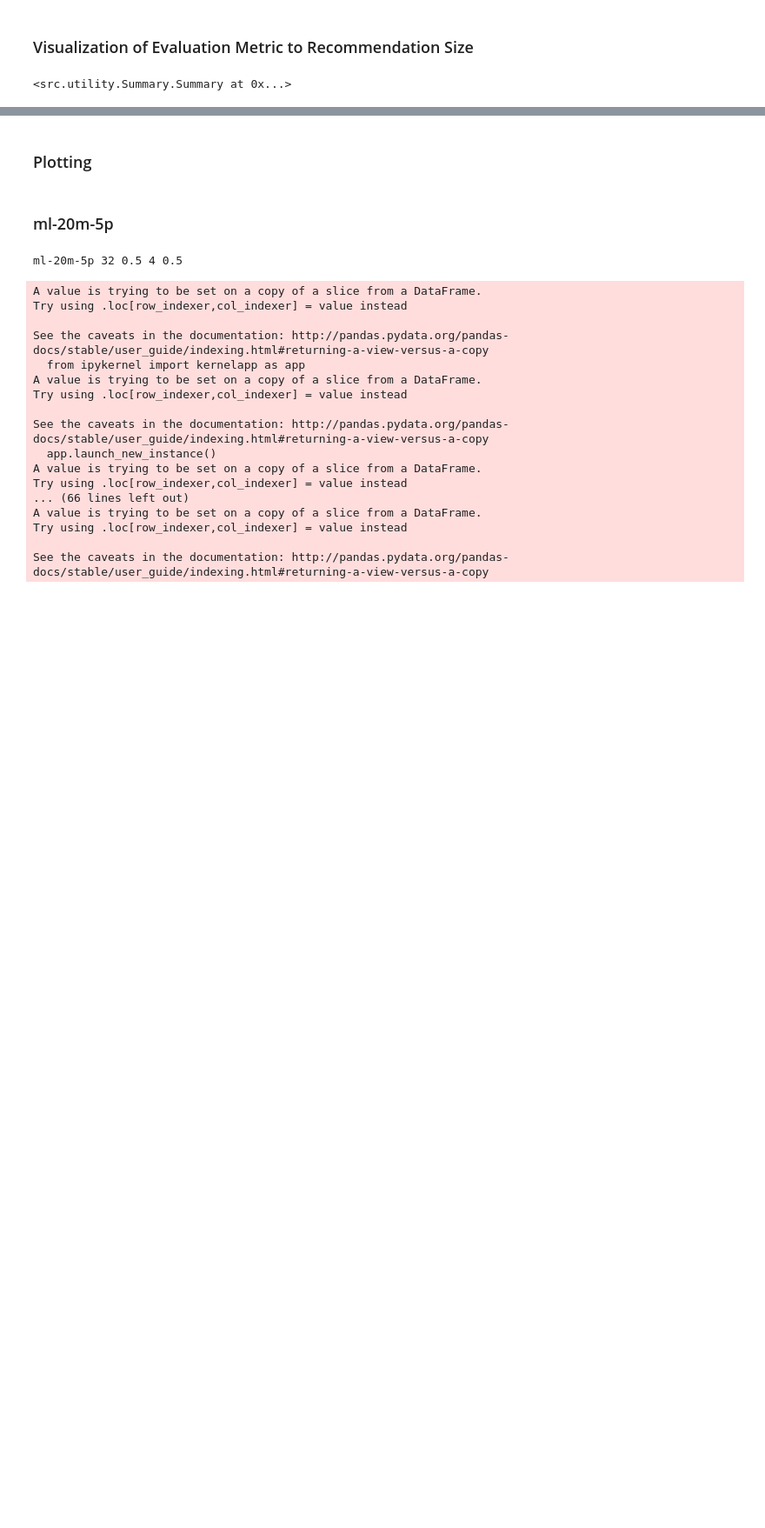
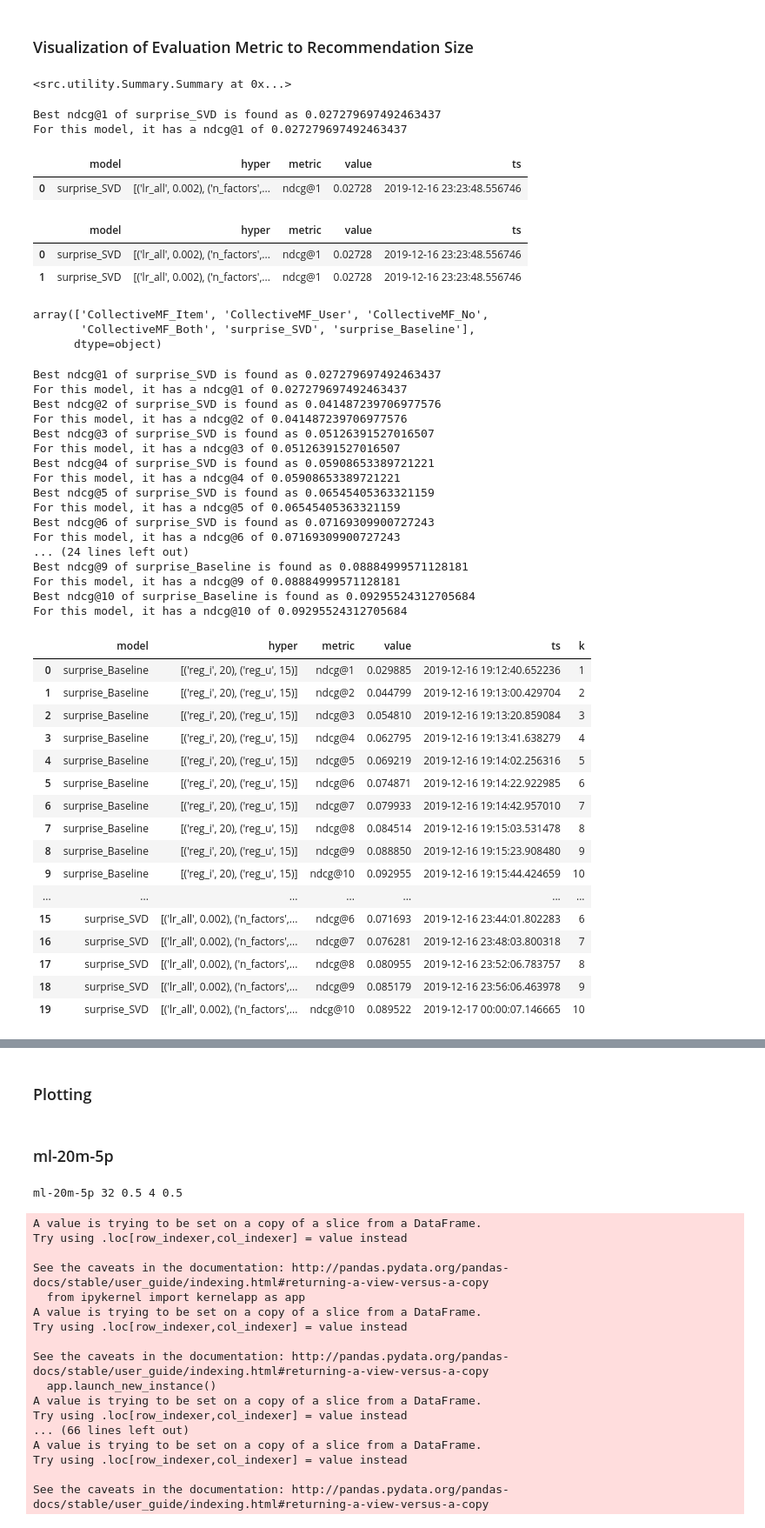
Before and after one commit to HenryNebula/Personalization_Final_Project, a Jupyter notebook: src/eda/Visualization of Evaluation Metrics to Recommendation Size.ipynb, the cells around one changed output, grey strips where cells are left out. Shown: that part at 87% size. Cells and saved outputs as stored; diff of their text form; code cells hidden in the pictures; blank space fills up the shorter version.

```diff
--- a/src/eda/Visualization of Evaluation Metrics to Recommendation Size.ipynb
+++ b/src/eda/Visualization of Evaluation Metrics to Recommendation Size.ipynb
@@ -19,5 +21,5 @@ from src.utility.sys_utils import get_spark
 # import result checking tools
 from src.utility.Summary import Summary
 # %%
-spark = get_spark(cores=1) # change cores up to 6 if needed
-data_loader = DataLoader(spark, "ml-20m-5p")
+spark = get_spark(cores=4) # change cores up to 6 if needed
+dataloader = DataLoader(dataset_name="user_10_item_1_exp", config_name="default_config.json")
@@ -31,3 +30,19 @@ summary = Summary(data_loader.get_config().db_path)
 summary
 # %% [output]
 <src.utility.Summary.Summary at 0x...>
+# %%
+hyper = summary.get_optimal_params("user_10_item_1_exp", "surprise_SVD", "ndcg@1")
+
+result = summary.get_result_for_params("user_10_item_1_exp", "surprise_SVD", hyper, "ndcg@1")
+result
+# %% [output]
+Best ndcg@1 of surprise_SVD is found as 0.027279697492463437
+For this model, it has a ndcg@1 of 0.027279697492463437
+|  | model | hyper | metric | value | ts |
+| 0 | surprise_SVD | [('lr_all', 0.002), ('n_factors',... | ndcg@1 | 0.02728 | 2019-12-16 23:23:48.556746 |
+# %%
+pd.concat([result, result], axis = 0, ignore_index=True)
+# %% [output]
+|  | model | hyper | metric | value | ts |
+| 0 | surprise_SVD | [('lr_all', 0.002), ('n_factors',... | ndcg@1 | 0.02728 | 2019-12-16 23:23:48.556746 |
+| 1 | surprise_SVD | [('lr_all', 0.002), ('n_factors',... | ndcg@1 | 0.02728 | 2019-12-16 23:23:48.556746 |
@@ -33,0 +61,48 @@ summary
+# %%
+summary.table['model'].unique()
+# %% [output]
+array(['CollectiveMF_Item', 'CollectiveMF_User', 'CollectiveMF_No',
+       'CollectiveMF_Both', 'surprise_SVD', 'surprise_Baseline'],
+      dtype=object)
+# %%
+## get topk for all model
+all_topk = pd.DataFrame(columns=['model', 'hyper', 'metric', 'value', 'ts', 'k'])
+for model in ["surprise_SVD", "surprise_Baseline"]:
+    topk = ndcg_topk(model)
+    all_topk = pd.concat([topk, all_topk], axis = 0, ignore_index=True)
+all_topk
+# %% [output]
+Best ndcg@1 of surprise_SVD is found as 0.027279697492463437
+For this model, it has a ndcg@1 of 0.027279697492463437
+Best ndcg@2 of surprise_SVD is found as 0.041487239706977576
+For this model, it has a ndcg@2 of 0.041487239706977576
+Best ndcg@3 of surprise_SVD is found as 0.05126391527016507
+For this model, it has a ndcg@3 of 0.05126391527016507
+Best ndcg@4 of surprise_SVD is found as 0.05908653389721221
+For this model, it has a ndcg@4 of 0.05908653389721221
+Best ndcg@5 of surprise_SVD is found as 0.06545405363321159
+For this model, it has a ndcg@5 of 0.06545405363321159
+Best ndcg@6 of surprise_SVD is found as 0.07169309900727243
+For this model, it has a ndcg@6 of 0.07169309900727243
+... (24 lines left out)
+Best ndcg@9 of surprise_Baseline is found as 0.08884999571128181
+For this model, it has a ndcg@9 of 0.08884999571128181
+Best ndcg@10 of surprise_Baseline is found as 0.09295524312705684
+For this model, it has a ndcg@10 of 0.09295524312705684
+|  | model | hyper | metric | value | ts | k |
+| 0 | surprise_Baseline | [('reg_i', 20), ('reg_u', 15)] | ndcg@1 | 0.029885 | 2019-12-16 19:12:40.652236 | 1 |
+| 1 | surprise_Baseline | [('reg_i', 20), ('reg_u', 15)] | ndcg@2 | 0.044799 | 2019-12-16 19:13:00.429704 | 2 |
+| 2 | surprise_Baseline | [('reg_i', 20), ('reg_u', 15)] | ndcg@3 | 0.054810 | 2019-12-16 19:13:20.859084 | 3 |
+| 3 | surprise_Baseline | [('reg_i', 20), ('reg_u', 15)] | ndcg@4 | 0.062795 | 2019-12-16 19:13:41.638279 | 4 |
+| 4 | surprise_Baseline | [('reg_i', 20), ('reg_u', 15)] | ndcg@5 | 0.069219 | 2019-12-16 19:14:02.256316 | 5 |
+| 5 | surprise_Baseline | [('reg_i', 20), ('reg_u', 15)] | ndcg@6 | 0.074871 | 2019-12-16 19:14:22.922985 | 6 |
+| 6 | surprise_Baseline | [('reg_i', 20), ('reg_u', 15)] | ndcg@7 | 0.079933 | 2019-12-16 19:14:42.957010 | 7 |
+| 7 | surprise_Baseline | [('reg_i', 20), ('reg_u', 15)] | ndcg@8 | 0.084514 | 2019-12-16 19:15:03.531478 | 8 |
+| 8 | surprise_Baseline | [('reg_i', 20), ('reg_u', 15)] | ndcg@9 | 0.088850 | 2019-12-16 19:15:23.908480 | 9 |
+| 9 | surprise_Baseline | [('reg_i', 20), ('reg_u', 15)] | ndcg@10 | 0.092955 | 2019-12-16 19:15:44.424659 | 10 |
+| ... | ... | ... | ... | ... | ... | ... |
+| 15 | surprise_SVD | [('lr_all', 0.002), ('n_factors',... | ndcg@6 | 0.071693 | 2019-12-16 23:44:01.802283 | 6 |
+| 16 | surprise_SVD | [('lr_all', 0.002), ('n_factors',... | ndcg@7 | 0.076281 | 2019-12-16 23:48:03.800318 | 7 |
+| 17 | surprise_SVD | [('lr_all', 0.002), ('n_factors',... | ndcg@8 | 0.080955 | 2019-12-16 23:52:06.783757 | 8 |
+| 18 | surprise_SVD | [('lr_all', 0.002), ('n_factors',... | ndcg@9 | 0.085179 | 2019-12-16 23:56:06.463978 | 9 |
+| 19 | surprise_SVD | [('lr_all', 0.002), ('n_factors',... | ndcg@10 | 0.089522 | 2019-12-17 00:00:07.146665 | 10 |
```
Also changed, not shown: parts of 7 cells of this notebook, 1 other file.
